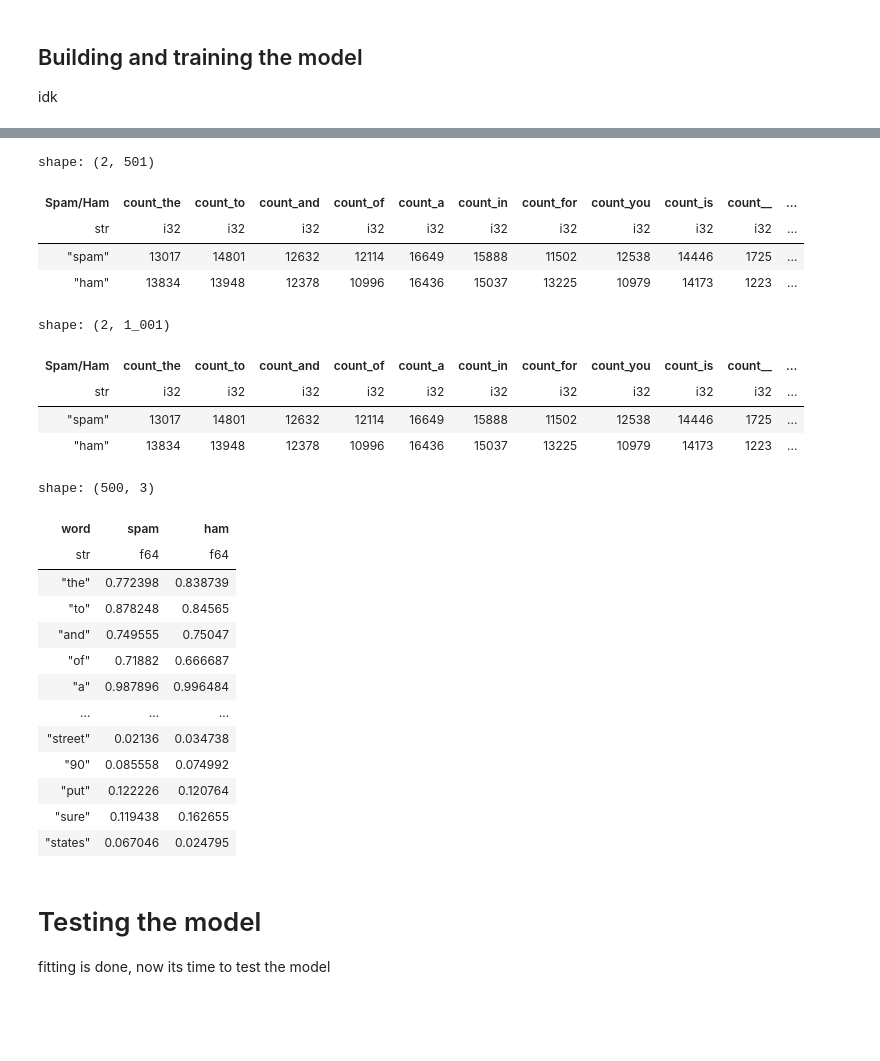
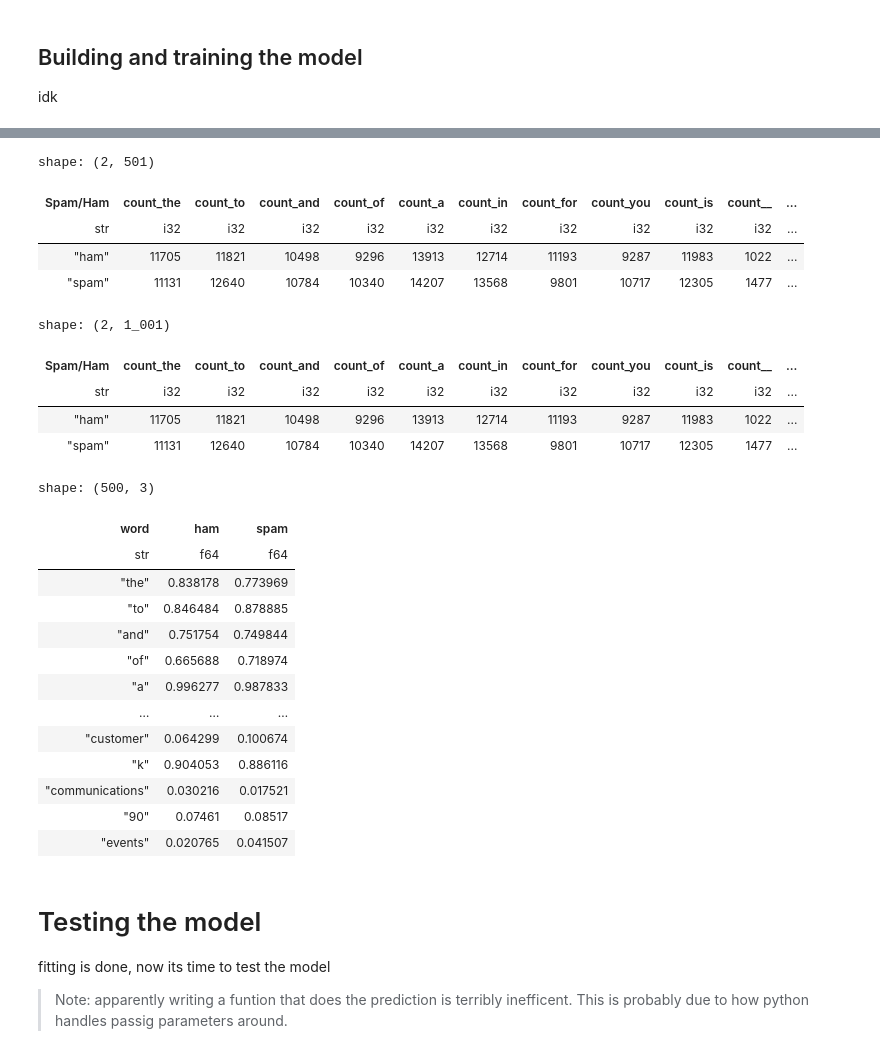
Before and after one commit to spectrev333/spam-hit-man, a Jupyter notebook: main.ipynb, the cells around one changed output, grey strips where cells are left out. Drawn from its saved outputs; the diff is of its cells as text; code cells hidden in the pictures; blank space fills up the shorter version.

Commit message:
chore + feat: code cleanup and accuracy calculation dataset split in train and test set. added accuracy calculation for test set

```diff
--- a/main.ipynb
+++ b/main.ipynb
@@ -36,11 +28,8 @@ The 'spam', 'ham' classification is the ground truth
 
 Here we take top 500 most common words to build the bayesian network, every word becomes a variable in the network
 # %%
-from collections import Counter
-
-df_filtered = df_spam.filter(pl.col("Message").is_not_null())
 most_common_words = pl.Series(
-    ' '.join(df_filtered['Message'].str.to_lowercase()).split()
+    ' '.join(df_train['Message'].str.to_lowercase()).split()
 ).value_counts()
 
 most_common_words = most_common_words.filter(pl.col('').str.contains(r'^\w+$'))
@@ -68,6 +57,6 @@ shape: (500,)
 
 idk
 # %%
-df_filtered = df_filtered.with_columns(
+parameter_training_dataset = df_train.with_columns(
     pl.col('Message').str.contains(f"{word}").cast(pl.Int32).alias(word) for word in top_words
 )
@@ -91,5 +80,5 @@ shape: (33_345, 505)
 # %%
-word_counts = df_filtered.group_by('Spam/Ham').agg(
+word_counts = parameter_training_dataset.group_by('Spam/Ham').agg(
     pl.sum(word).alias(f'count_{word}') for word in top_words
 )
 word_counts
@@ -97,56 +86,59 @@ word_counts
 shape: (2, 501)
 | Spam/Ham | count_the | count_to | count_and | count_of | count_a | count_in | count_for | count_you | count_is | count__ | ... |
 | str | i32 | i32 | i32 | i32 | i32 | i32 | i32 | i32 | i32 | i32 | ... |
-| "spam" | 13017 | 14801 | 12632 | 12114 | 16649 | 15888 | 11502 | 12538 | 14446 | 1725 | ... |
-| "ham" | 13834 | 13948 | 12378 | 10996 | 16436 | 15037 | 13225 | 10979 | 14173 | 1223 | ... |
+| "ham" | 11705 | 11821 | 10498 | 9296 | 13913 | 12714 | 11193 | 9287 | 11983 | 1022 | ... |
+| "spam" | 11131 | 12640 | 10784 | 10340 | 14207 | 13568 | 9801 | 10717 | 12305 | 1477 | ... |
 # %%
-totals = df_filtered.group_by('Spam/Ham').len().rename({"len": "total"})
+totals = parameter_training_dataset.group_by('Spam/Ham').len().rename({"len": "total"})
 
-probabilities = word_counts.join(totals, on='Spam/Ham')
+parameter_training_dataset = word_counts.join(totals, on='Spam/Ham')
 
 # column naming is not very intuitive, but "melts" better
-# +1 and +2 terms are used for Laplace Smoothing, assuming 50% chance of getting a spam email
-probabilities = probabilities.with_columns(
+# +1 and +2 terms are used for Laplace Smoothing, assuming uniform probability
+parameter_training_dataset = parameter_training_dataset.with_columns(
     (
         (pl.col(f"count_{word}") + 1) /
         (pl.col("total") + 2 )
     ).alias(f"{word}") for word in top_words
 )
 
-probabilities
+parameter_training_dataset
 # %% [output]
 shape: (2, 1_001)
 | Spam/Ham | count_the | count_to | count_and | count_of | count_a | count_in | count_for | count_you | count_is | count__ | ... |
 | str | i32 | i32 | i32 | i32 | i32 | i32 | i32 | i32 | i32 | i32 | ... |
-| "spam" | 13017 | 14801 | 12632 | 12114 | 16649 | 15888 | 11502 | 12538 | 14446 | 1725 | ... |
-| "ham" | 13834 | 13948 | 12378 | 10996 | 16436 | 15037 | 13225 | 10979 | 14173 | 1223 | ... |
+| "ham" | 11705 | 11821 | 10498 | 9296 | 13913 | 12714 | 11193 | 9287 | 11983 | 1022 | ... |
+| "spam" | 11131 | 12640 | 10784 | 10340 | 14207 | 13568 | 9801 | 10717 | 12305 | 1477 | ... |
 # %%
-final_df = probabilities.select([
+probabilities = parameter_training_dataset.select([
     "Spam/Ham", *[ f"{word}" for word in top_words ]
     ])
 
-final_df = final_df.unpivot(index="Spam/Ham", variable_name="word").pivot("Spam/Ham", index="word")
+probabilities = probabilities.unpivot(index="Spam/Ham", variable_name="word").pivot("Spam/Ham", index="word")
 
-final_df
+probabilities
 # %% [output]
 shape: (500, 3)
-| word | spam | ham |
+| word | ham | spam |
 | str | f64 | f64 |
-| "the" | 0.772398 | 0.838739 |
-| "to" | 0.878248 | 0.84565 |
-| "and" | 0.749555 | 0.75047 |
-| "of" | 0.71882 | 0.666687 |
-| "a" | 0.987896 | 0.996484 |
+| "the" | 0.838178 | 0.773969 |
+| "to" | 0.846484 | 0.878885 |
+| "and" | 0.751754 | 0.749844 |
+| "of" | 0.665688 | 0.718974 |
+| "a" | 0.996277 | 0.987833 |
 | … | … | … |
-| "street" | 0.02136 | 0.034738 |
-| "90" | 0.085558 | 0.074992 |
-| "put" | 0.122226 | 0.120764 |
-| "sure" | 0.119438 | 0.162655 |
-| "states" | 0.067046 | 0.024795 |
+| "customer" | 0.064299 | 0.100674 |
+| "k" | 0.904053 | 0.886116 |
+| "communications" | 0.030216 | 0.017521 |
+| "90" | 0.07461 | 0.08517 |
+| "events" | 0.020765 | 0.041507 |
 # %% [markdown]
 # Testing the model
 
 fitting is done, now its time to test the model
+
+> Note: apparently writing a funtion that does the prediction is terribly inefficent.
+> This is probably due to how python handles passig parameters around.
 # %%
 import numpy as np
 
```
Also changed, not shown: parts of 8 cells of this notebook.
